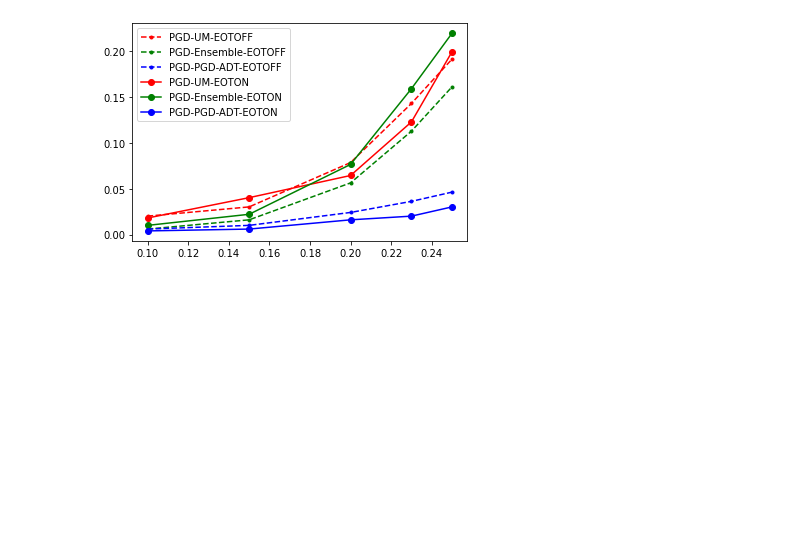
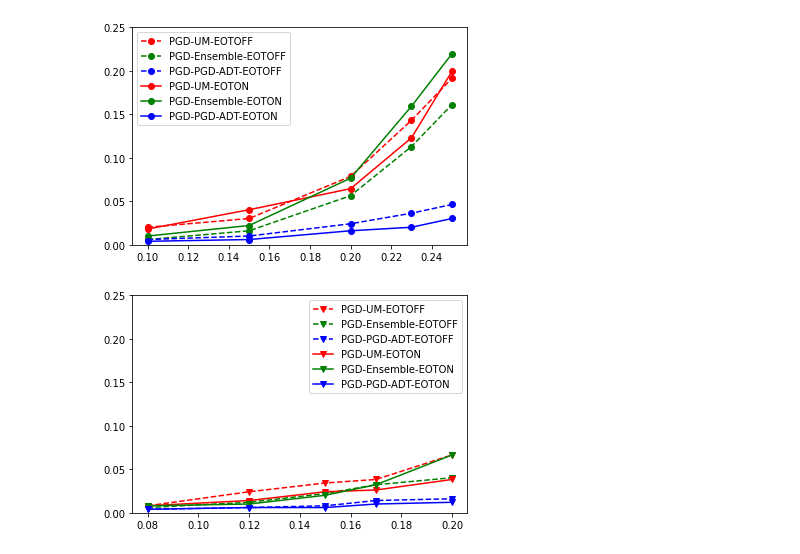
Before and after one commit to Arleycht/project-athena, a Jupyter notebook: Task2_update/ResultGraph.ipynb, the cells around one changed output. Drawn from its saved outputs; the diff is of its cells as text; code cells hidden in the pictures; blank space fills up the shorter version.

Commit message:
Fix graphs

```diff
--- a/Task2_update/ResultGraph.ipynb
+++ b/Task2_update/ResultGraph.ipynb
@@ -73,23 +73,49 @@ def getpoints(data):
 # %%
 attacks = ['FGSM', 'PGD']
 eotmodes = ['EOTOFF', 'EOTON']
 models = ['UM', 'Ensemble', 'PGD-ADT']
+
+attackstyles = {
+    'FGSM': 'o',
+    'PGD': 'v'
+}
 modelcolors = {
     'UM': 'r',
     'Ensemble': 'g',
     'PGD-ADT': 'b'
 }
 
+# FGSM
+
+plt.ylim(0, 0.25)
+
 for eot in eotmodes:
     for model in models:
         x, y = getpoints(errorrates['FGSM'][eot][model])
 
-        style = ('-o' if eot is 'EOTON' else '--.') + modelcolors[model]
+        style = ('-' if eot is 'EOTON' else '--') + attackstyles['FGSM'] + modelcolors[model]
         label = f"{attack}-{model}-" + eot
 
         plt.plot(x, y, style, label=label)
 
 plt.legend()
 plt.show()
+
+# PGD
+
+plt.ylim(0, 0.25)
+
+for eot in eotmodes:
+    for model in models:
+        x, y = getpoints(errorrates['PGD'][eot][model])
+
+        style = ('-' if eot is 'EOTON' else '--') + attackstyles['PGD'] + modelcolors[model]
+        label = f"{attack}-{model}-" + eot
+
+        plt.plot(x, y, style, label=label)
+
+plt.legend()
+plt.show()
 # %% [output]
-[figure, old version]
+[figure, new version]
+[figure, added]
```
Also changed, not shown: 1 other file.
